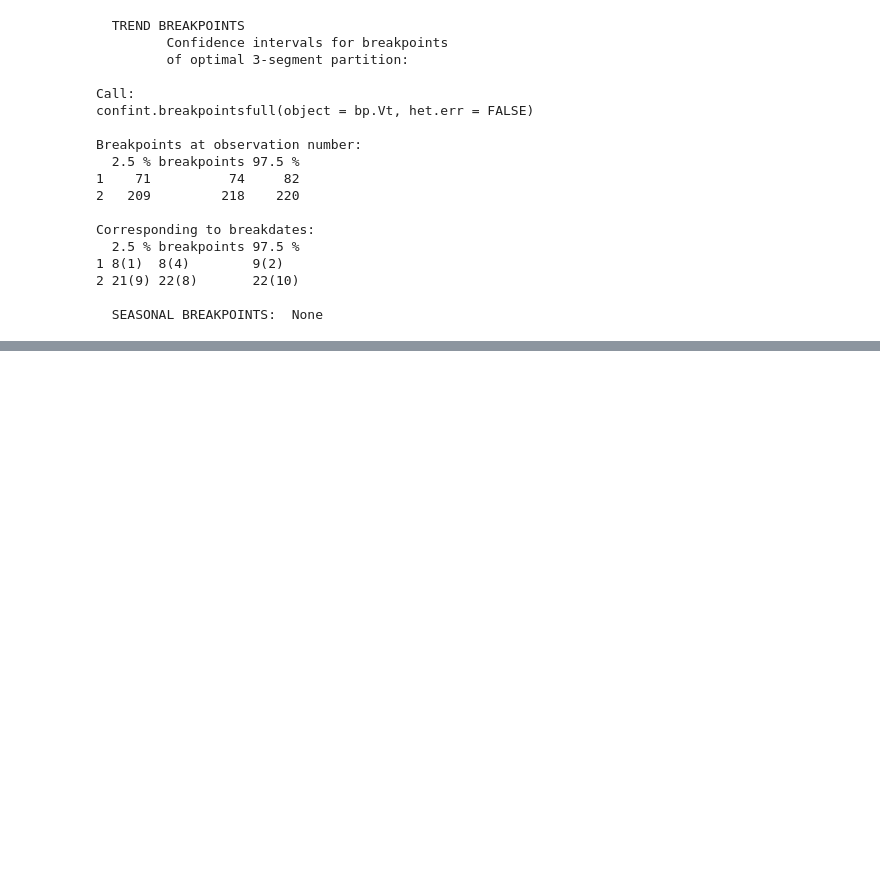
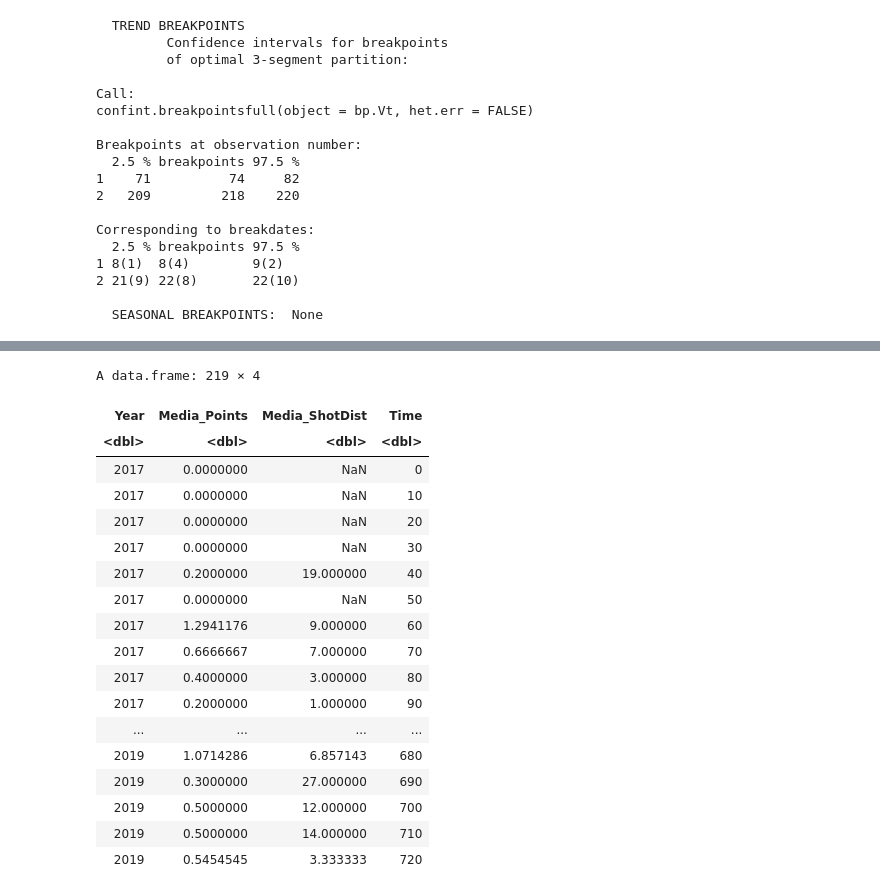
Before and after one commit to bastianbm7/Lakers-Points-Comparison, a Jupyter notebook: Untitled1.ipynb, the cells around one changed output, grey strips where cells are left out. Saved outputs shown, nothing was run; the diff lists cells and outputs as text; code cells hidden in the pictures; blank space fills up the shorter version.

```diff
--- a/Untitled1.ipynb
+++ b/Untitled1.ipynb
@@ -229,0 +438,22 @@ Corresponding to breakdates:
+# %%
+df_Q1
+# %% [output]
+A data.frame: 219 × 4
+| Year | Media_Points | Media_ShotDist | Time |
+| <dbl> | <dbl> | <dbl> | <dbl> |
+| 2017 | 0.0000000 | NaN | 0 |
+| 2017 | 0.0000000 | NaN | 10 |
+| 2017 | 0.0000000 | NaN | 20 |
+| 2017 | 0.0000000 | NaN | 30 |
+| 2017 | 0.2000000 | 19.000000 | 40 |
+| 2017 | 0.0000000 | NaN | 50 |
+| 2017 | 1.2941176 | 9.000000 | 60 |
+| 2017 | 0.6666667 | 7.000000 | 70 |
+| 2017 | 0.4000000 | 3.000000 | 80 |
+| 2017 | 0.2000000 | 1.000000 | 90 |
+| ... | ... | ... | ... |
+| 2019 | 1.0714286 | 6.857143 | 680 |
+| 2019 | 0.3000000 | 27.000000 | 690 |
+| 2019 | 0.5000000 | 12.000000 | 700 |
+| 2019 | 0.5000000 | 14.000000 | 710 |
+| 2019 | 0.5454545 | 3.333333 | 720 |
```
Also changed, not shown: parts of 12 cells of this notebook, 3 other files.
